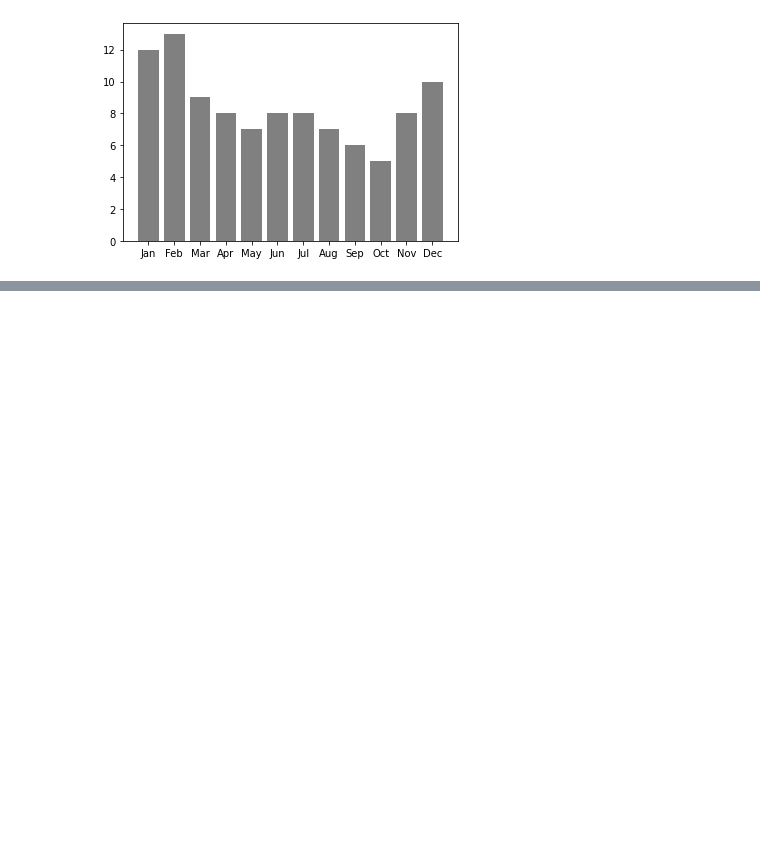
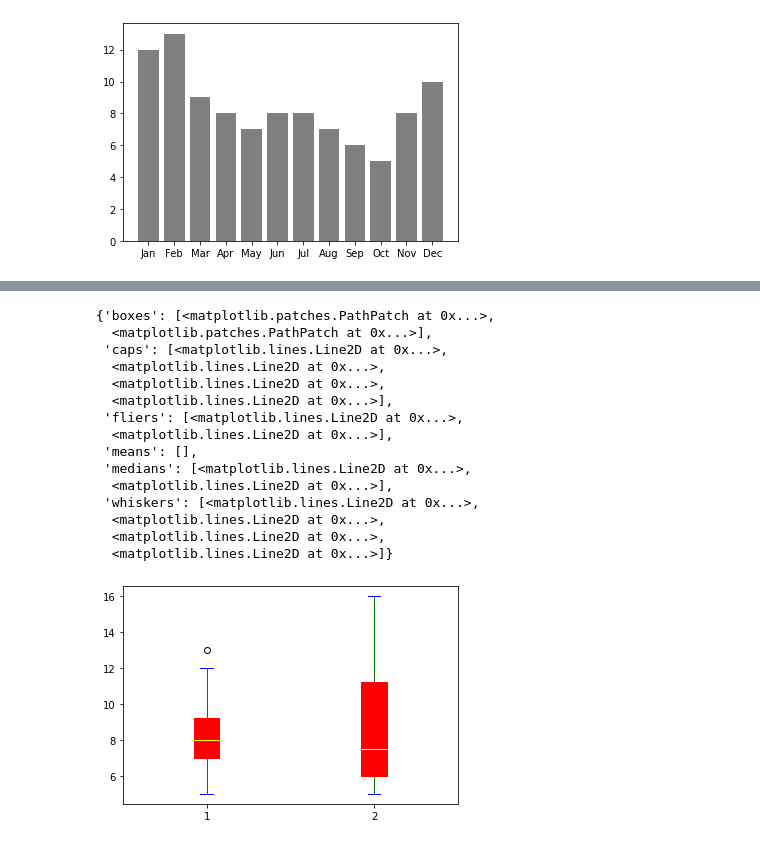
Before and after one commit to CodeAbsolute/machine_learning-data_science, a Jupyter notebook: Matplotlib.ipynb, the cells around one changed output, grey strips where cells are left out. Saved outputs shown, nothing was run; the diff lists cells and outputs as text; code cells hidden in the pictures; blank space fills up the shorter version.

```diff
--- a/Matplotlib.ipynb
+++ b/Matplotlib.ipynb
@@ -94,0 +142,26 @@ plt.show()
+# %%
+# for multiple variables
+plt.boxplot([Customer_1,Customer_2],
+            patch_artist= True,
+            boxprops=dict(facecolor='red',color='red'),
+            whiskerprops=dict(color='green'),
+            capprops=dict(color='blue'),
+            medianprops=dict(color='yellow')
+            )
+# %% [output]
+{'boxes': [<matplotlib.patches.PathPatch at 0x...>,
+  <matplotlib.patches.PathPatch at 0x...>],
+ 'caps': [<matplotlib.lines.Line2D at 0x...>,
+  <matplotlib.lines.Line2D at 0x...>,
+  <matplotlib.lines.Line2D at 0x...>,
+  <matplotlib.lines.Line2D at 0x...>],
+ 'fliers': [<matplotlib.lines.Line2D at 0x...>,
+  <matplotlib.lines.Line2D at 0x...>],
+ 'means': [],
+ 'medians': [<matplotlib.lines.Line2D at 0x...>,
+  <matplotlib.lines.Line2D at 0x...>],
+ 'whiskers': [<matplotlib.lines.Line2D at 0x...>,
+  <matplotlib.lines.Line2D at 0x...>,
+  <matplotlib.lines.Line2D at 0x...>,
+  <matplotlib.lines.Line2D at 0x...>]}
+[figure, added]
```
Also changed, not shown: parts of 3 cells of this notebook.
